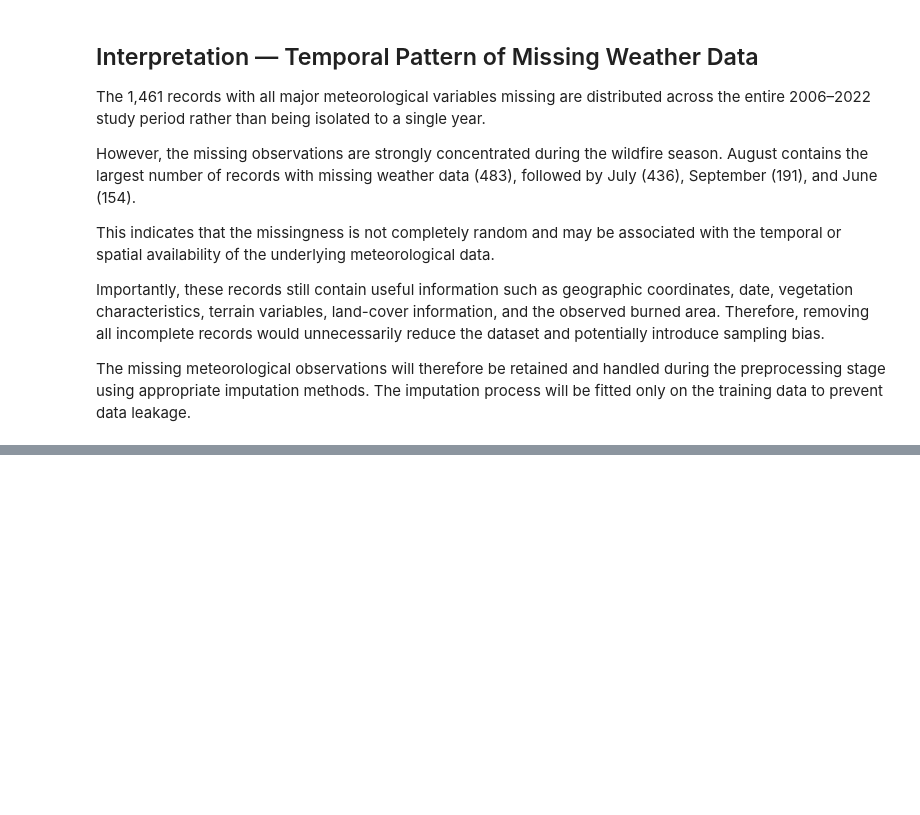
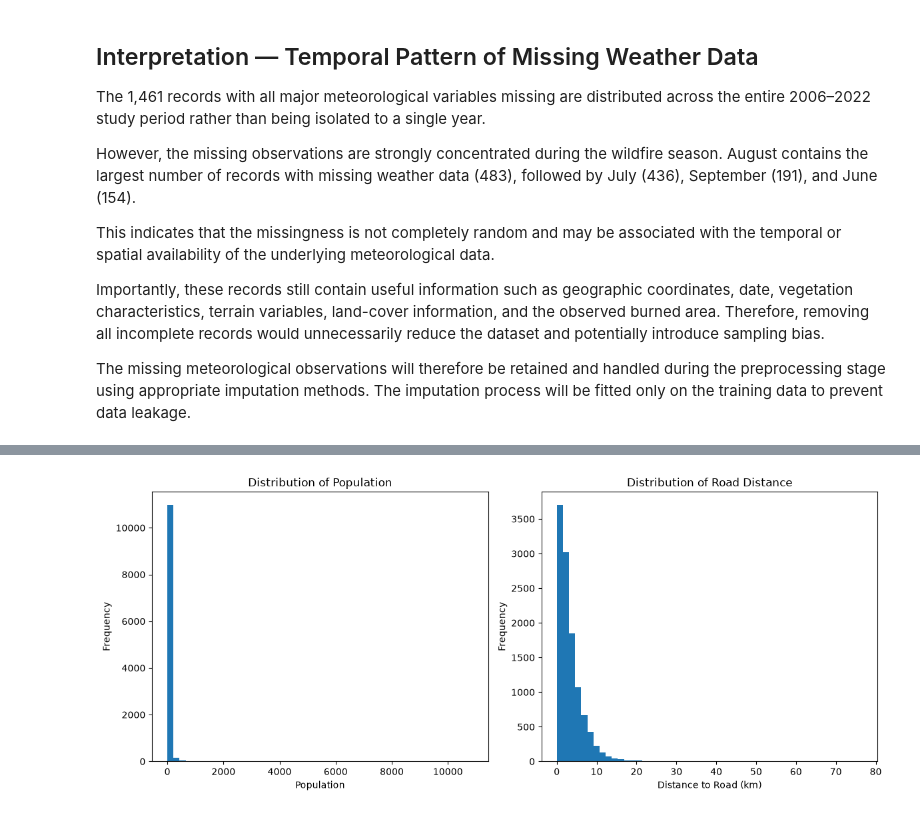
Before and after one commit to mraznyrazeek/ML-Based-Forest-Fire-Prediction-Project, a Jupyter notebook: backend/notebooks/01_mesogeos_data_investigation.ipynb, the cells around one changed output, grey strips where cells are left out. Saved outputs shown, nothing was run; the diff lists cells and outputs as text; code cells hidden in the pictures; blank space fills up the shorter version.

```diff
--- a/backend/notebooks/01_mesogeos_data_investigation.ipynb
+++ b/backend/notebooks/01_mesogeos_data_investigation.ipynb
@@ -946,0 +1365,6 @@ The missing meteorological observations will therefore be retained and handled d
+# %%
+# Remove temporary investigation feature
+df.drop(columns=["land_cover_total"], inplace=True)
+
+print("Temporary land-cover column removed.")
+print("Dataset shape:", df.shape)
@@ -946,0 +1528,19 @@ The missing meteorological observations will therefore be retained and handled d
+# %%
+fig, axes = plt.subplots(1, 2, figsize=(12, 5))
+
+# Population
+axes[0].hist(df["population"].dropna(), bins=50)
+axes[0].set_title("Distribution of Population")
+axes[0].set_xlabel("Population")
+axes[0].set_ylabel("Frequency")
+
+# Road distance
+axes[1].hist(df["roads_distance_km"].dropna(), bins=50)
+axes[1].set_title("Distribution of Road Distance")
+axes[1].set_xlabel("Distance to Road (km)")
+axes[1].set_ylabel("Frequency")
+
+plt.tight_layout()
+plt.show()
+# %% [output]
+[figure, added]
```
Also changed, not shown: parts of 42 cells of this notebook.
